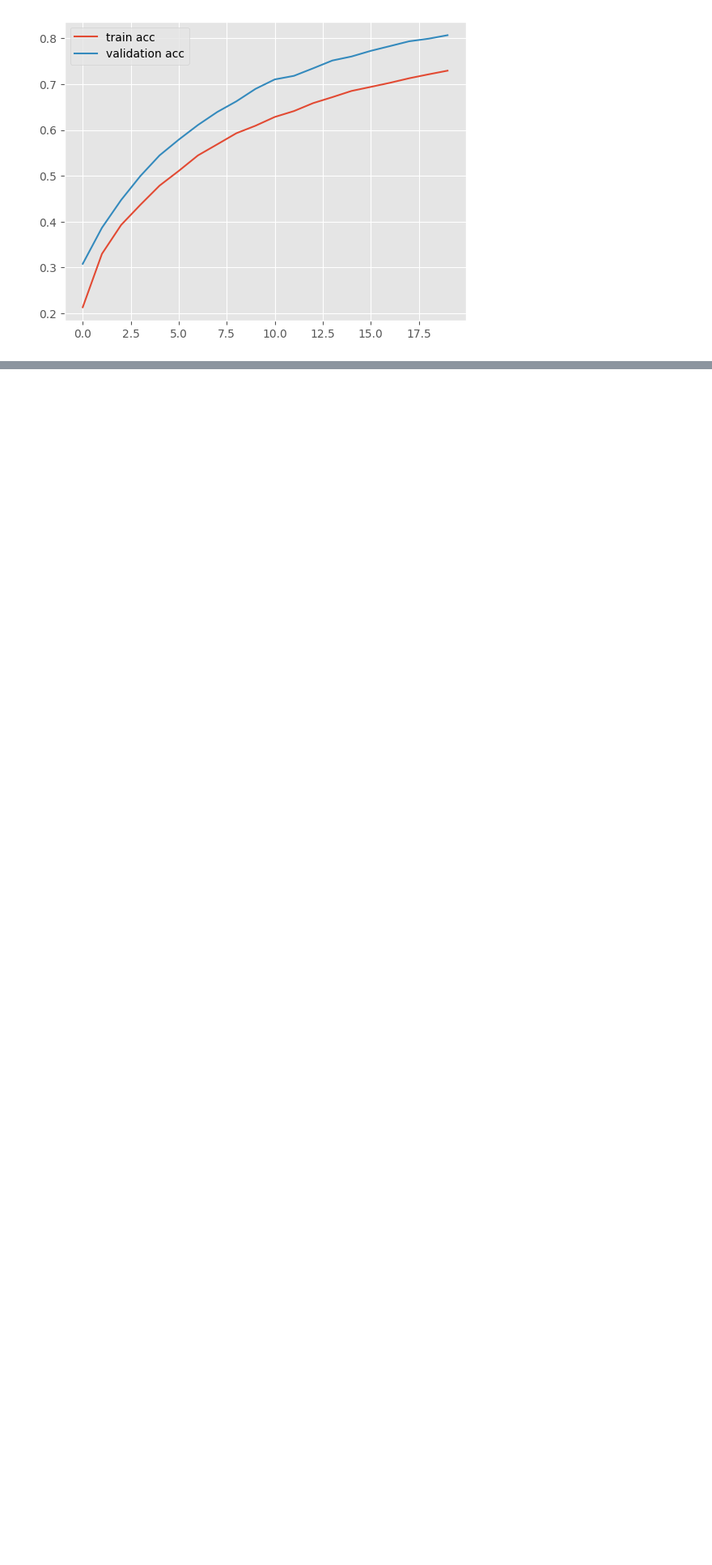
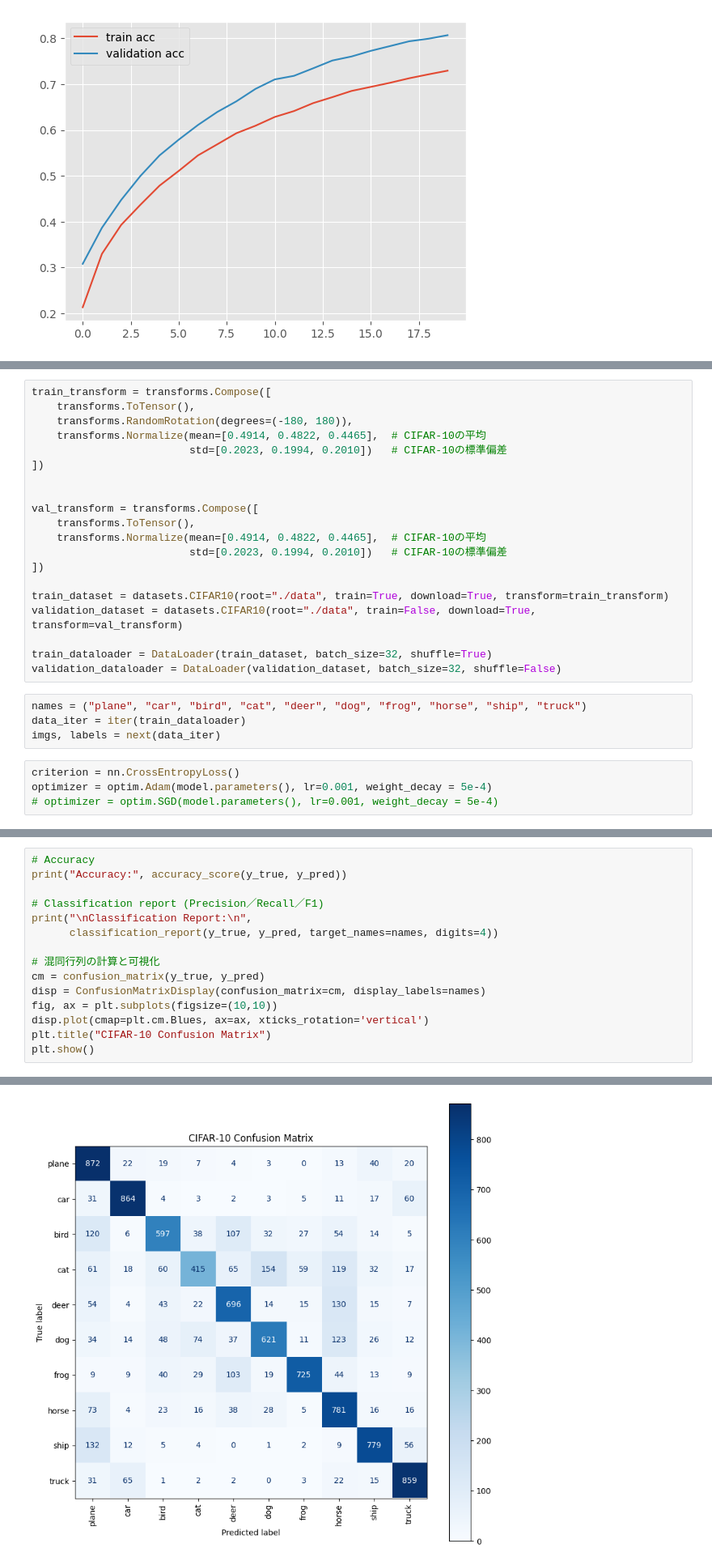
Before and after one commit to MillionHappa/Spark, a Jupyter notebook: 採用課題まとめ.ipynb, the cells around one changed output, grey strips where cells are left out. Shown at 81% size. Cells and saved outputs as stored; diff of their text form; blank space fills up the shorter version.

```diff
--- a/採用課題まとめ.ipynb
+++ b/採用課題まとめ.ipynb
@@ -636,0 +639,28 @@ plt.legend()
+# %%
+train_transform = transforms.Compose([
+    transforms.ToTensor(),
+    transforms.RandomRotation(degrees=(-180, 180)),
+    transforms.Normalize(mean=[0.4914, 0.4822, 0.4465],  # CIFAR-10の平均
+                         std=[0.2023, 0.1994, 0.2010])   # CIFAR-10の標準偏差
+])
+
+
+val_transform = transforms.Compose([
+    transforms.ToTensor(),
+    transforms.Normalize(mean=[0.4914, 0.4822, 0.4465],  # CIFAR-10の平均
+                         std=[0.2023, 0.1994, 0.2010])   # CIFAR-10の標準偏差
+])
+
+train_dataset = datasets.CIFAR10(root="./data", train=True, download=True, transform=train_transform)
+validation_dataset = datasets.CIFAR10(root="./data", train=False, download=True, transform=val_transform)
+
+train_dataloader = DataLoader(train_dataset, batch_size=32, shuffle=True)
+validation_dataloader = DataLoader(validation_dataset, batch_size=32, shuffle=False)
+# %%
+names = ("plane", "car", "bird", "cat", "deer", "dog", "frog", "horse", "ship", "truck")
+data_iter = iter(train_dataloader)
+imgs, labels = next(data_iter)
+# %%
+criterion = nn.CrossEntropyLoss()
+optimizer = optim.Adam(model.parameters(), lr=0.001, weight_decay = 5e-4)
+# optimizer = optim.SGD(model.parameters(), lr=0.001, weight_decay = 5e-4)
@@ -636,0 +756,16 @@ plt.legend()
+# %%
+# Accuracy
+print("Accuracy:", accuracy_score(y_true, y_pred))
+
+# Classification report (Precision／Recall／F1)
+print("\nClassification Report:\n",
+      classification_report(y_true, y_pred, target_names=names, digits=4))
+
+# 混同行列の計算と可視化
+cm = confusion_matrix(y_true, y_pred)
+disp = ConfusionMatrixDisplay(confusion_matrix=cm, display_labels=names)
+fig, ax = plt.subplots(figsize=(10,10))
+disp.plot(cmap=plt.cm.Blues, ax=ax, xticks_rotation='vertical')
+plt.title("CIFAR‑10 Confusion Matrix")
+plt.show()
+# %% [output]
@@ -636,0 +791 @@ plt.legend()
+[figure, added]
```
Also changed, not shown: parts of 6 cells of this notebook.
